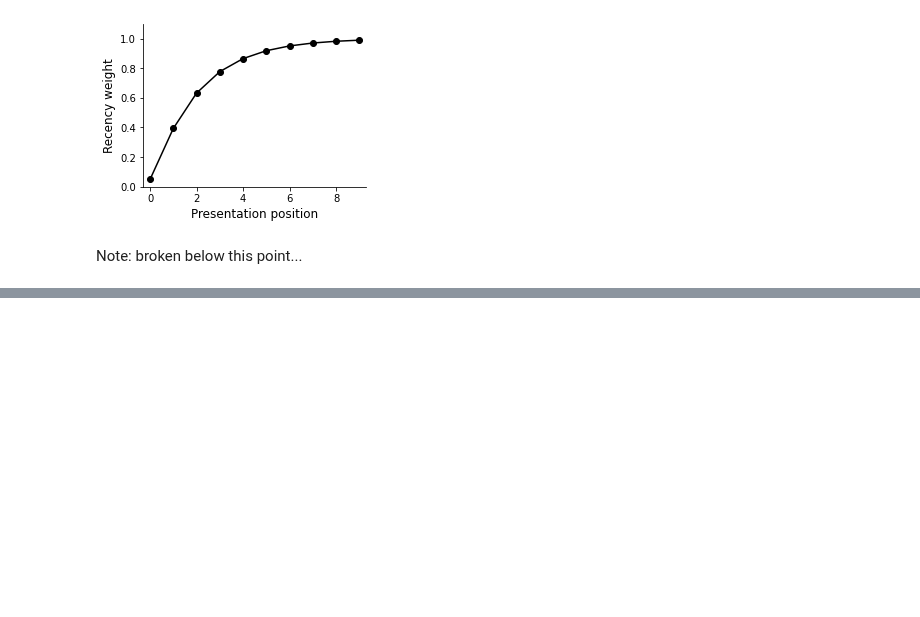
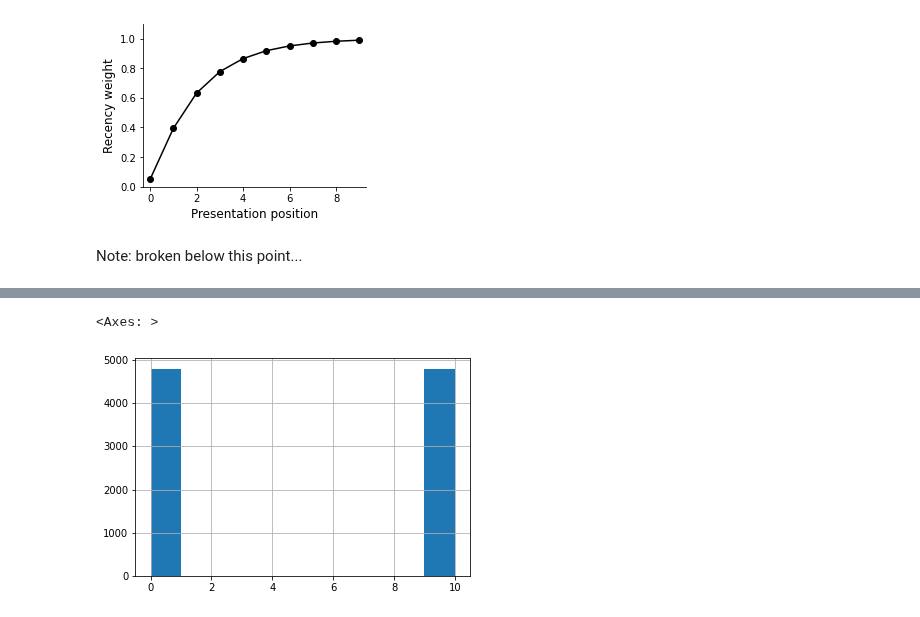
Before and after one commit to jeremymanning/attention-memory-task, a Jupyter notebook: code/data_loader.ipynb, the cells around one changed output, grey strips where cells are left out. Cells and saved outputs as stored; diff of their text form; code cells hidden in the pictures; blank space fills up the shorter version.

```diff
--- a/code/data_loader.ipynb
+++ b/code/data_loader.ipynb
@@ -1074,0 +1071,5 @@ sustained
+# %%
+sustained['Number of same-category cues'].hist()
+# %% [output]
+<Axes: >
+[figure, added]
```
Also changed, not shown: parts of 9 cells of this notebook.
